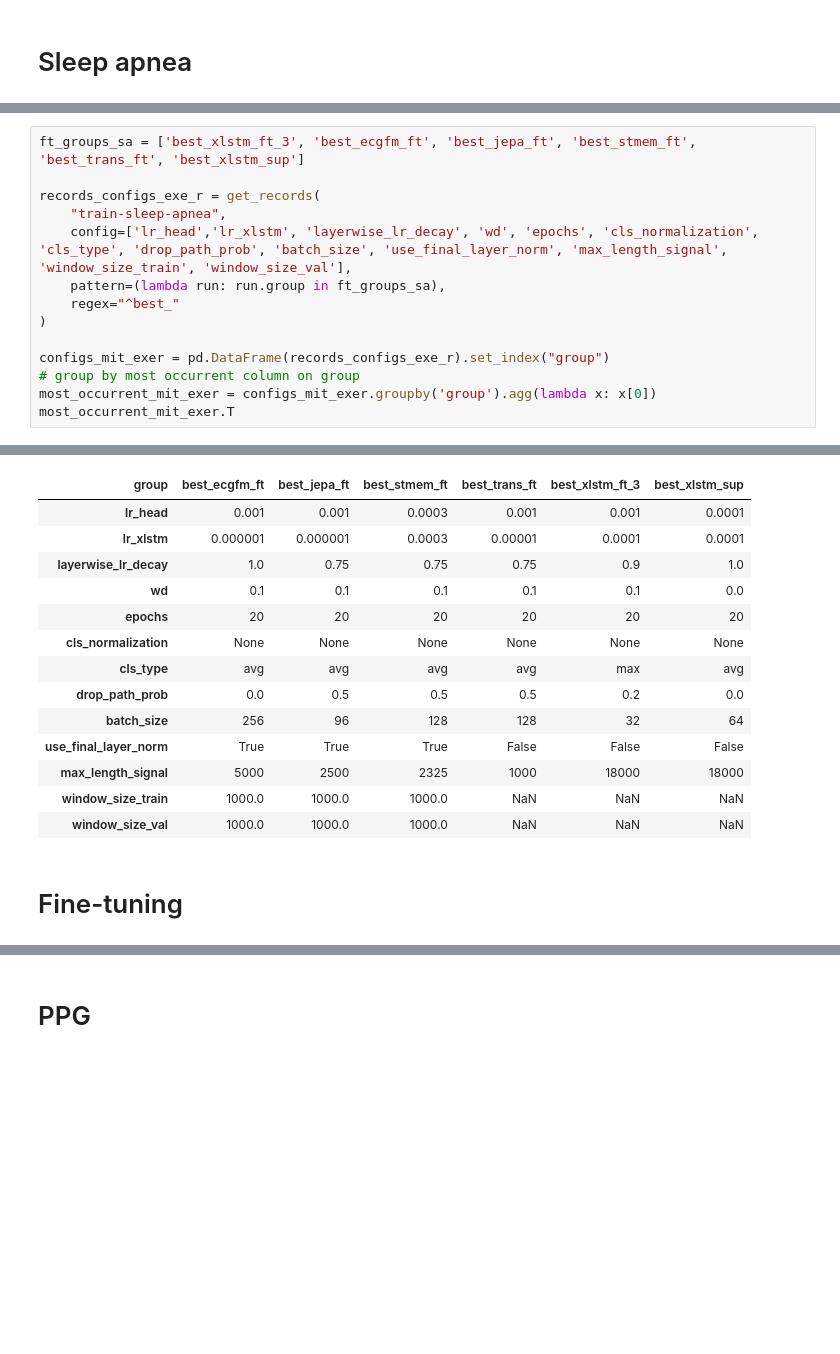
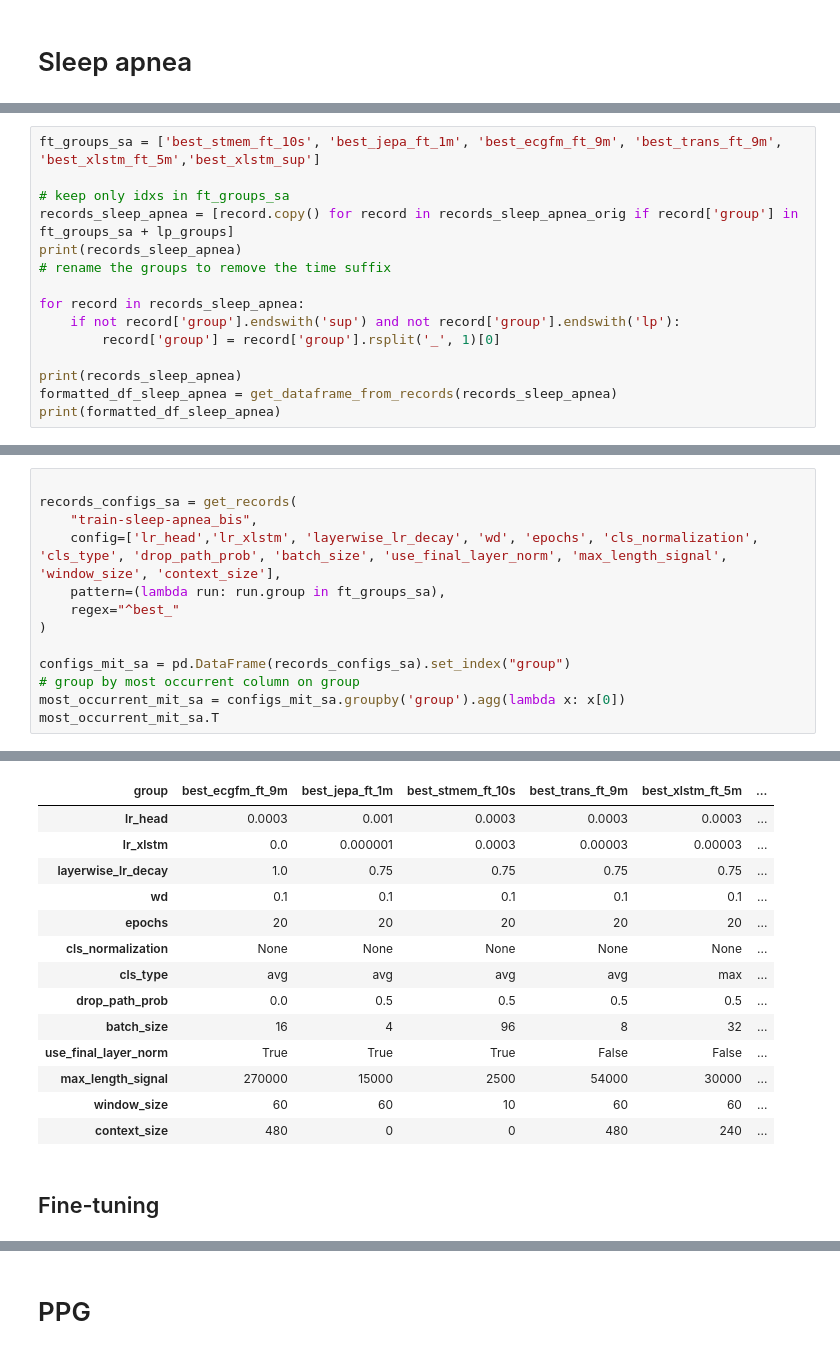
Before and after one commit to Lobster1911/bench-xecg-indian-benchmark, a Jupyter notebook: metrics.ipynb, the cells around one changed output, grey strips where cells are left out. Drawn from its saved outputs; the diff is of its cells as text; blank space fills up the shorter version.

```diff
--- a/metrics.ipynb
+++ b/metrics.ipynb
@@ -1205,0 +1204,15 @@ Warning: Some groups have fewer than 5 entries.
+# %%
+ft_groups_sa = ['best_stmem_ft_10s', 'best_jepa_ft_1m', 'best_ecgfm_ft_9m', 'best_trans_ft_9m', 'best_xlstm_ft_5m','best_xlstm_sup']
+
+# keep only idxs in ft_groups_sa
+records_sleep_apnea = [record.copy() for record in records_sleep_apnea_orig if record['group'] in ft_groups_sa + lp_groups]
+print(records_sleep_apnea)
+# rename the groups to remove the time suffix
+
+for record in records_sleep_apnea:
+    if not record['group'].endswith('sup') and not record['group'].endswith('lp'):
+        record['group'] = record['group'].rsplit('_', 1)[0]
+
+print(records_sleep_apnea)
+formatted_df_sleep_apnea = get_dataframe_from_records(records_sleep_apnea)
+print(formatted_df_sleep_apnea)
@@ -1206,15 +1237,14 @@ Warning: Some groups have fewer than 5 entries.
 # %%
-ft_groups_sa = ['best_xlstm_ft_3', 'best_ecgfm_ft', 'best_jepa_ft', 'best_stmem_ft', 'best_trans_ft', 'best_xlstm_sup']
 
-records_configs_exe_r = get_records(
-    "train-sleep-apnea",
-    config=['lr_head','lr_xlstm', 'layerwise_lr_decay', 'wd', 'epochs', 'cls_normalization', 'cls_type', 'drop_path_prob', 'batch_size', 'use_final_layer_norm', 'max_length_signal', 'window_size_train', 'window_size_val'],
+records_configs_sa = get_records(
+    "train-sleep-apnea_bis",
+    config=['lr_head','lr_xlstm', 'layerwise_lr_decay', 'wd', 'epochs', 'cls_normalization', 'cls_type', 'drop_path_prob', 'batch_size', 'use_final_layer_norm', 'max_length_signal', 'window_size', 'context_size'],
     pattern=(lambda run: run.group in ft_groups_sa),
     regex="^best_"
 )
 
-configs_mit_exer = pd.DataFrame(records_configs_exe_r).set_index("group")
+configs_mit_sa = pd.DataFrame(records_configs_sa).set_index("group")
 # group by most occurrent column on group
-most_occurrent_mit_exer = configs_mit_exer.groupby('group').agg(lambda x: x[0])
-most_occurrent_mit_exer.T
+most_occurrent_mit_sa = configs_mit_sa.groupby('group').agg(lambda x: x[0])
+most_occurrent_mit_sa.T
 # %% [output]
@@ -1242,17 +1251,17 @@ Warning: Config 'window_size_val' not found in run 8kstdyy4.
-| group | best_ecgfm_ft | best_jepa_ft | best_stmem_ft | best_trans_ft | best_xlstm_ft_3 | best_xlstm_sup |
-| lr_head | 0.001 | 0.001 | 0.0003 | 0.001 | 0.001 | 0.0001 |
-| lr_xlstm | 0.000001 | 0.000001 | 0.0003 | 0.00001 | 0.0001 | 0.0001 |
-| layerwise_lr_decay | 1.0 | 0.75 | 0.75 | 0.75 | 0.9 | 1.0 |
-| wd | 0.1 | 0.1 | 0.1 | 0.1 | 0.1 | 0.0 |
-| epochs | 20 | 20 | 20 | 20 | 20 | 20 |
-| cls_normalization | None | None | None | None | None | None |
-| cls_type | avg | avg | avg | avg | max | avg |
-| drop_path_prob | 0.0 | 0.5 | 0.5 | 0.5 | 0.2 | 0.0 |
-| batch_size | 256 | 96 | 128 | 128 | 32 | 64 |
-| use_final_layer_norm | True | True | True | False | False | False |
-| max_length_signal | 5000 | 2500 | 2325 | 1000 | 18000 | 18000 |
-| window_size_train | 1000.0 | 1000.0 | 1000.0 | NaN | NaN | NaN |
-| window_size_val | 1000.0 | 1000.0 | 1000.0 | NaN | NaN | NaN |
+| group | best_ecgfm_ft_9m | best_jepa_ft_1m | best_stmem_ft_10s | best_trans_ft_9m | best_xlstm_ft_5m | ... |
+| lr_head | 0.0003 | 0.001 | 0.0003 | 0.0003 | 0.0003 | ... |
+| lr_xlstm | 0.0 | 0.000001 | 0.0003 | 0.00003 | 0.00003 | ... |
+| layerwise_lr_decay | 1.0 | 0.75 | 0.75 | 0.75 | 0.75 | ... |
+| wd | 0.1 | 0.1 | 0.1 | 0.1 | 0.1 | ... |
+| epochs | 20 | 20 | 20 | 20 | 20 | ... |
+| cls_normalization | None | None | None | None | None | ... |
+| cls_type | avg | avg | avg | avg | max | ... |
+| drop_path_prob | 0.0 | 0.5 | 0.5 | 0.5 | 0.5 | ... |
+| batch_size | 16 | 4 | 96 | 8 | 32 | ... |
+| use_final_layer_norm | True | True | True | False | False | ... |
+| max_length_signal | 270000 | 15000 | 2500 | 54000 | 30000 | ... |
+| window_size | 60 | 60 | 10 | 60 | 60 | ... |
+| context_size | 480 | 0 | 0 | 480 | 240 | ... |
 # %% [markdown]
-# Fine-tuning
+## Fine-tuning
 # %%
```
Also changed, not shown: parts of 43 cells of this notebook, 23 other files.
